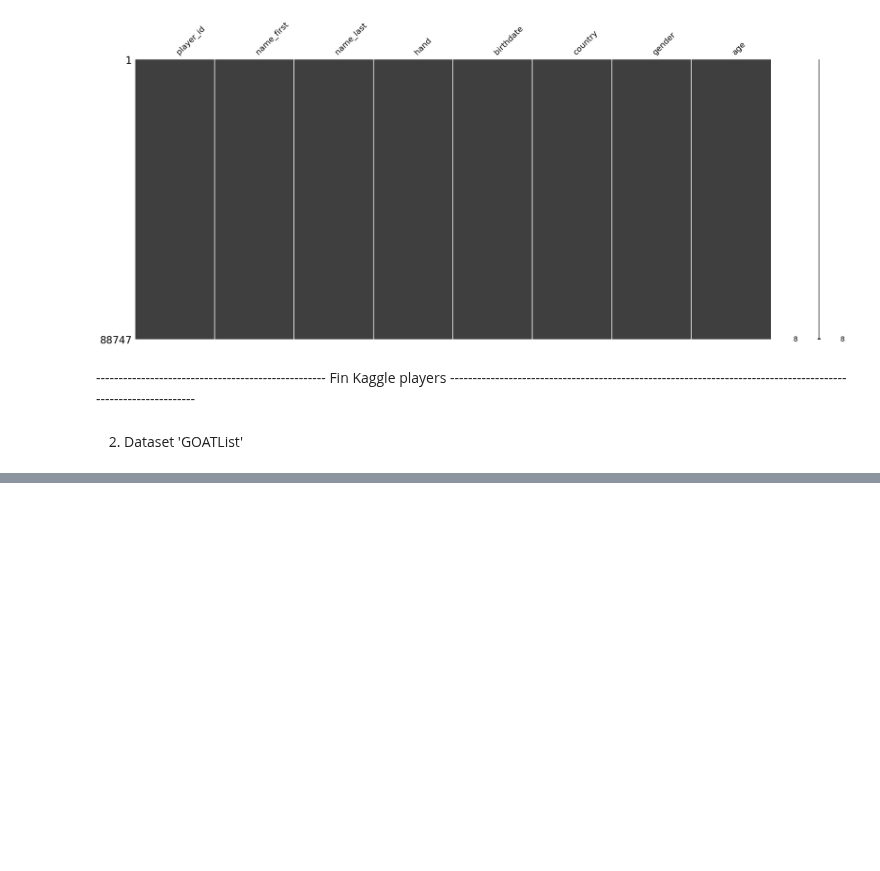
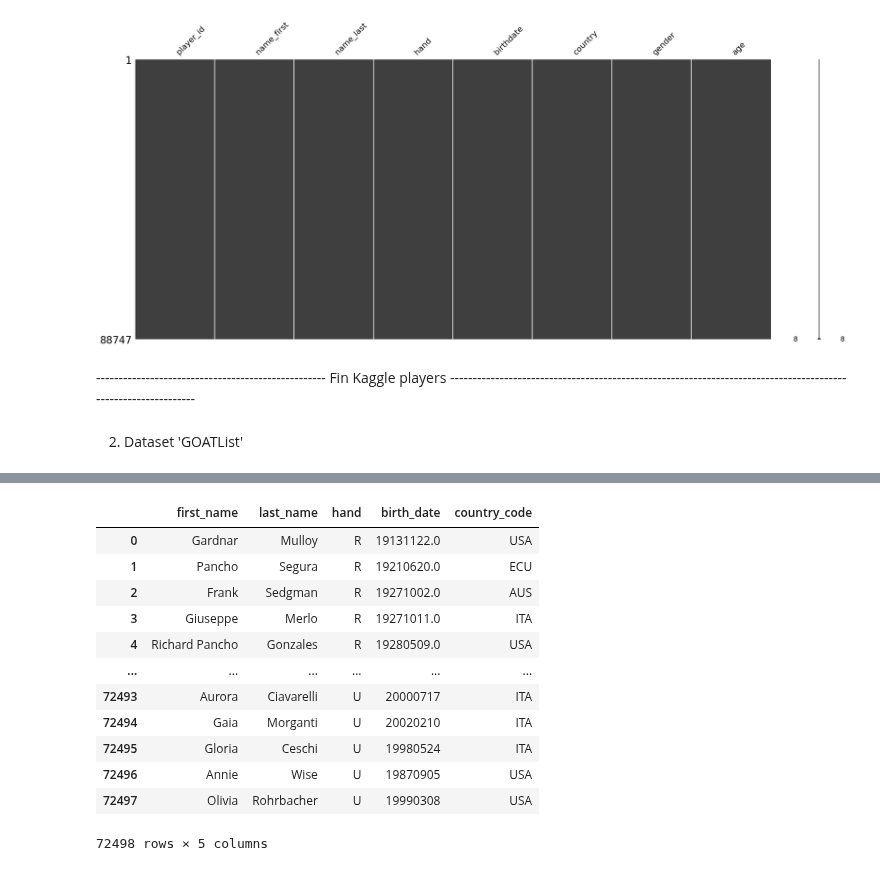
Before and after one commit to S0nia11/Projet_Sp-, a Jupyter notebook: Nettoyage data/Datasets/Joueurs/Nettoyage_data_joueurs.ipynb, the cells around one changed output, grey strips where cells are left out. Saved outputs shown, nothing was run; the diff lists cells and outputs as text; code cells hidden in the pictures; blank space fills up the shorter version.

```diff
--- a/Nettoyage data/Datasets/Joueurs/Nettoyage_data_joueurs.ipynb
+++ b/Nettoyage data/Datasets/Joueurs/Nettoyage_data_joueurs.ipynb
@@ -64,0 +71,17 @@ df_gt
+# %%
+df = pd.read_csv('playernames.csv')
+df
+# %% [output]
+|  | first_name | last_name | hand | birth_date | country_code |
+| 0 | Gardnar | Mulloy | R | 19131122.0 | USA |
+| 1 | Pancho | Segura | R | 19210620.0 | ECU |
+| 2 | Frank | Sedgman | R | 19271002.0 | AUS |
+| 3 | Giuseppe | Merlo | R | 19271011.0 | ITA |
+| 4 | Richard Pancho | Gonzales | R | 19280509.0 | USA |
+| ... | ... | ... | ... | ... | ... |
+| 72493 | Aurora | Ciavarelli | U | 20000717 | ITA |
+| 72494 | Gaia | Morganti | U | 20020210 | ITA |
+| 72495 | Gloria | Ceschi | U | 19980524 | ITA |
+| 72496 | Annie | Wise | U | 19870905 | USA |
+| 72497 | Olivia | Rohrbacher | U | 19990308 | USA |
+72498 rows × 5 columns
```
Also changed, not shown: parts of 11 cells of this notebook, 4 other files.
